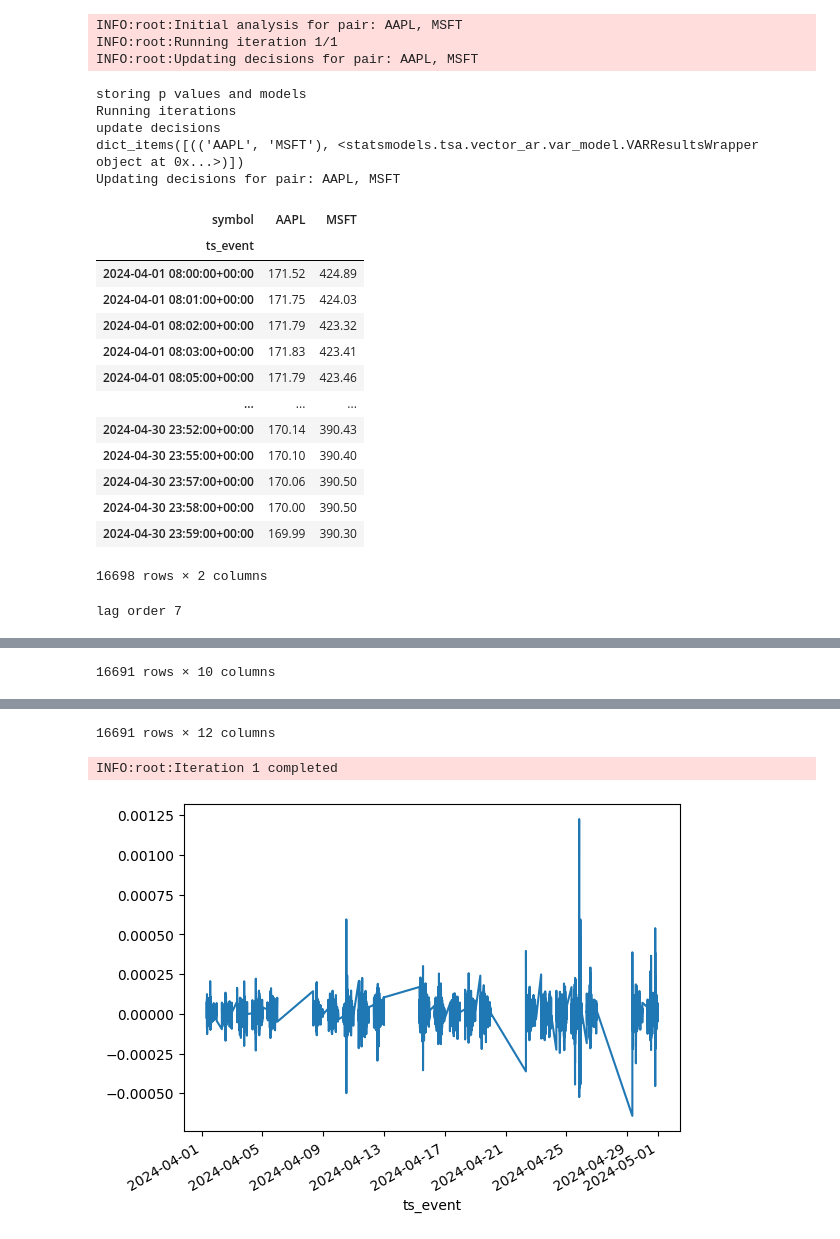
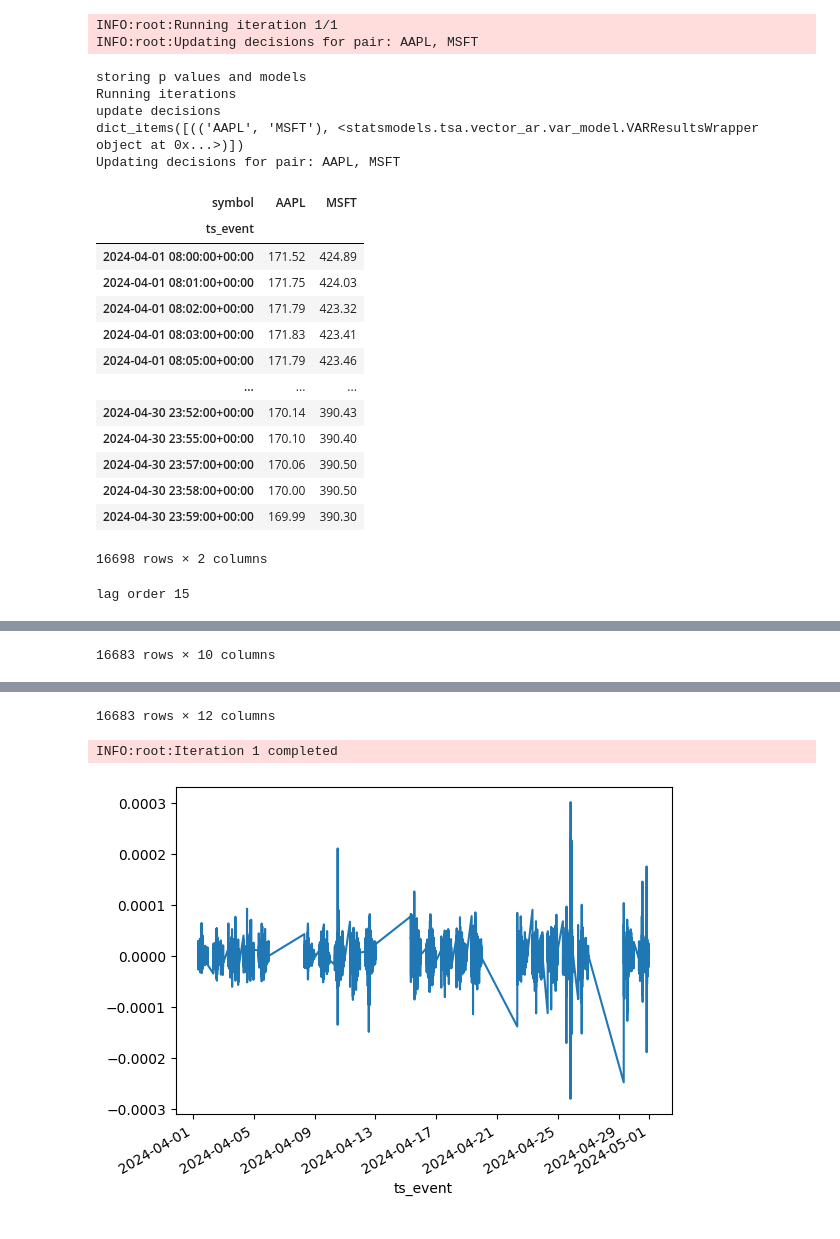
Before and after one commit to niallkehoe/mse244, a Jupyter notebook: part2.ipynb, the cells around one changed output, grey strips where cells are left out. Cells and saved outputs as stored; diff of their text form; code cells hidden in the pictures.

Commit message:
train period expanded to 11 months, code cleanup

```diff
--- a/part2.ipynb
+++ b/part2.ipynb
@@ -13,14 +15,2 @@ import databento as db
 
 logging.basicConfig(level=logging.INFO)
-# %%
-FIRST_MONTH_PATH = "./data/stock/xnas-itch-20230501-20230531.ohlcv-1m.dbn.zst"
-
-# Read saved .dbn.zst
-stored_data = db.DBNStore.from_file(FIRST_MONTH_PATH)
-
-# Convert to dataframe
-df = stored_data.to_df()
-# df
-
-train_prices = df.pivot_table(index='ts_event', columns='symbol', values='close', aggfunc='first')
-train_prices
@@ -79,0 +47,17 @@ test_prices
+# %%
+DATA_FOLDER = "./data/stock/"
+# NOTE: Decrease num_months_traing low if running too slow
+num_months_train = 11
+train_files = sorted_files[:num_months_train]   # 11 months as training set
+test_files = sorted_files[-1:]    # choose last month as the test set
+
+df = pd.DataFrame()
+
+for file_name in tqdm(train_files, desc="Loading Training files"):
+    path = DATA_FOLDER + file_name
+    stored_data = db.DBNStore.from_file(path)
+    month_options = stored_data.to_df()
+    df = pd.concat([df, month_options])
+
+train_prices = df.pivot_table(index='ts_event', columns='symbol', values='close', aggfunc='first')
+train_prices
@@ -79,0 +79,11 @@ test_prices
+# %%
+df_test = pd.DataFrame()
+
+for file_name in tqdm(test_files, desc="Loading Testing files"):
+    path = DATA_FOLDER + file_name
+    stored_data = db.DBNStore.from_file(path)
+    month_options = stored_data.to_df()
+    df_test = pd.concat([df_test, month_options])
+
+test_prices = df_test.pivot_table(index='ts_event', columns='symbol', values='close', aggfunc='first')
+test_prices
@@ -139,7 +164,7 @@ class StraddleSelector:
         self.p_values_df.to_csv(f"output/ticker_lags.csv")
 
     def initial_calculations(self):
-        for i, ticker1 in enumerate(self.equities):
+        for i, ticker1 in enumerate(tqdm(self.equities)):
             for ticker2 in self.equities[i+1:]:
                 logging.info(f"Initial analysis for pair: {ticker1}, {ticker2}")
 
@@ -147,8 +172,6 @@ class StraddleSelector:
                 hist2 = self.fetch_historical_data(ticker2)
 
                 merged_hist = hist1.join(hist2, how='inner', lsuffix='_1', rsuffix='_2').dropna()
-
-                # _, p_value, _ = coint(merged_minute_data['close_1'], merged_minute_data['close_2'])
 
                 if merged_hist.empty:
                     logging.warning(f"No data for pair: {ticker1}, {ticker2}")
@@ -220,7 +243,6 @@ class StraddleSelector:
                 # add to predicted data
                 predicted_data.loc[test_data.index[i+lag_order], ticker1] = forecast_results[0][0]
                 predicted_data.loc[test_data.index[i+lag_order], ticker2] = forecast_results[0][1]
-
 
 
             # TODO: Kavita -> Not sure what variables what
@@ -463,7 +485,6 @@ straddle_selector.initial_calculations()
 # Run for a fixed number of iterations
 straddle_selector.run_iterations(num_iterations=1)
 # %% [output]
-INFO:root:Initial analysis for pair: AAPL, MSFT
 INFO:root:Running iteration 1/1
 INFO:root:Updating decisions for pair: AAPL, MSFT
 storing p values and models
@@ -485,6 +506,6 @@ Updating decisions for pair: AAPL, MSFT
 | 2024-04-30 23:58:00+00:00 | 170.00 | 390.50 |
 | 2024-04-30 23:59:00+00:00 | 169.99 | 390.30 |
 16698 rows × 2 columns
-lag order 7
+lag order 15
 |  | AAPL_actual | MSFT_actual | AAPL_predicted | MSFT_predicted | vol_AAPL | vol_change_AAPL | vol_std_AAPL | ... |
 | ts_event |  |  |  |  |  |  |  | ... |
@@ -501,4 +522,4 @@ lag order 7
 | 2024-04-30 23:59:00+00:00 | -0.000059 | -0.000512 | NaN | NaN | NaN | NaN | NaN | ... |
-16691 rows × 10 columns
+16683 rows × 10 columns
 |  | AAPL_actual | MSFT_actual | AAPL_predicted | MSFT_predicted | vol_AAPL | vol_change_AAPL | vol_std_AAPL | ... |
 | ts_event |  |  |  |  |  |  |  | ... |
@@ -515,4 +536,4 @@ lag order 7
 | 2024-04-30 23:59:00+00:00 | -0.000059 | -0.000512 | NaN | NaN | NaN | NaN | NaN | ... |
-16691 rows × 12 columns
+16683 rows × 12 columns
 INFO:root:Iteration 1 completed
-[figure, old version]
+[figure, new version]
```
Also changed, not shown: parts of 8 cells of this notebook, 4 other files.
